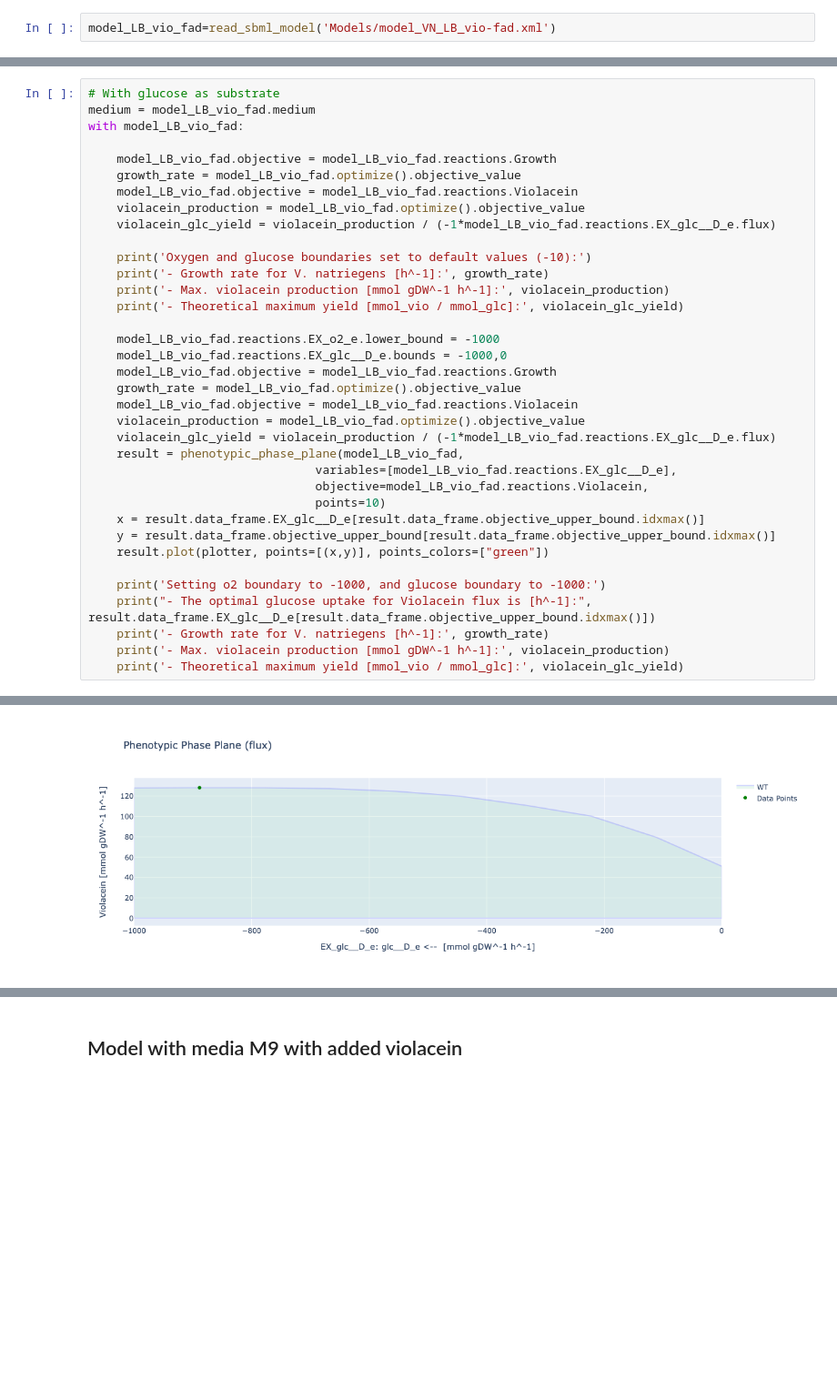
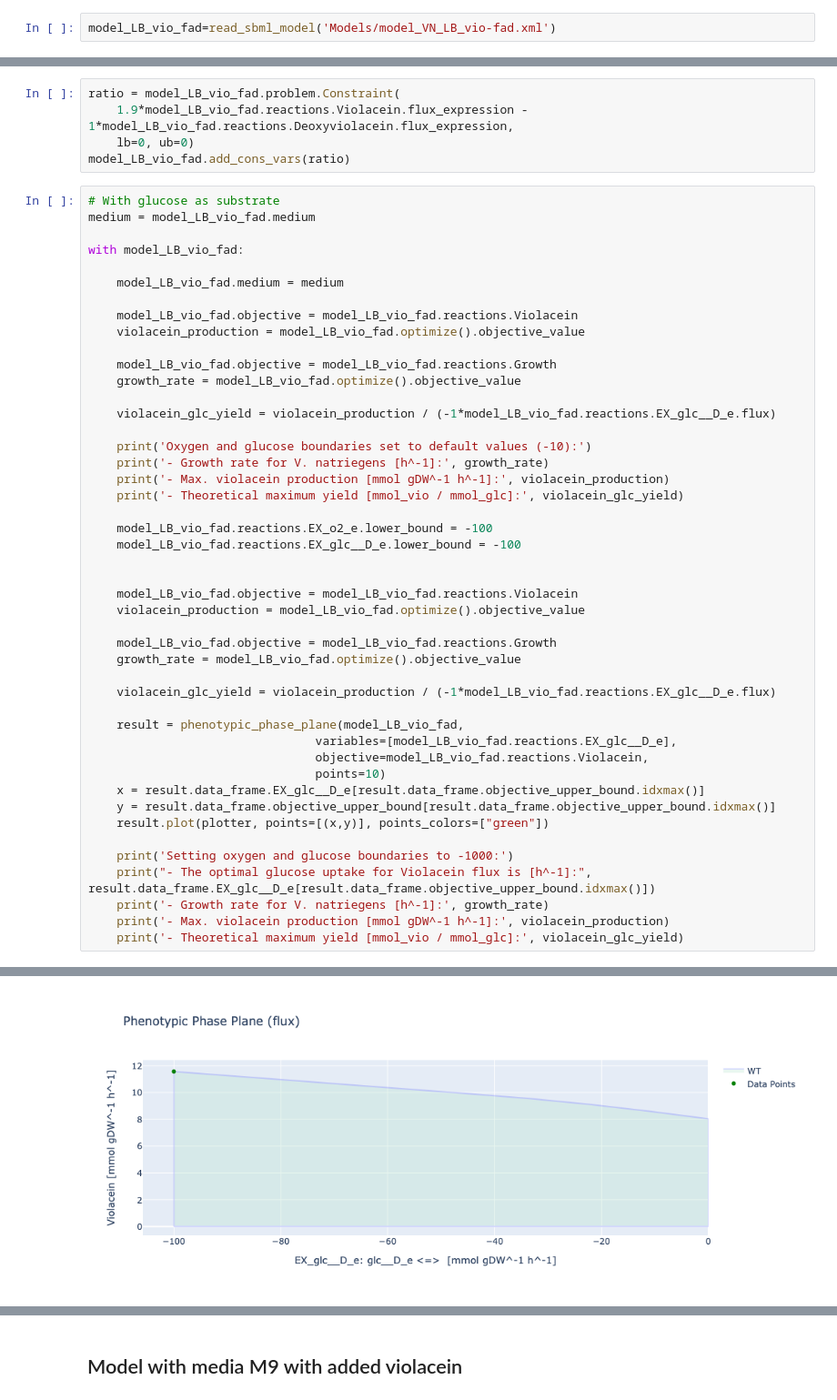
Before and after one commit to 27410/group-assignment-2021-group_1_vibrio_natriegens_2021, a Jupyter notebook: Substrates_study.ipynb, the cells around one changed output, grey strips where cells are left out. Shown at 91% size. Saved outputs shown, nothing was run; the diff lists cells and outputs as text; blank space fills up the shorter version.

Commit message:
changing susbstrates graphs

```diff
--- a/Substrates_study.ipynb
+++ b/Substrates_study.ipynb
@@ -16,12 +12,22 @@ print(model_LB_vio_fad.optimize().fluxes['Violacein'])
+# %%
+ratio = model_LB_vio_fad.problem.Constraint(
+    1.9*model_LB_vio_fad.reactions.Violacein.flux_expression - 1*model_LB_vio_fad.reactions.Deoxyviolacein.flux_expression,
+    lb=0, ub=0)
+model_LB_vio_fad.add_cons_vars(ratio)
 # %%
 # With glucose as substrate
 medium = model_LB_vio_fad.medium
+
 with model_LB_vio_fad:
+
+    model_LB_vio_fad.medium = medium
+
+    model_LB_vio_fad.objective = model_LB_vio_fad.reactions.Violacein
+    violacein_production = model_LB_vio_fad.optimize().objective_value
 
     model_LB_vio_fad.objective = model_LB_vio_fad.reactions.Growth
     growth_rate = model_LB_vio_fad.optimize().objective_value
-    model_LB_vio_fad.objective = model_LB_vio_fad.reactions.Violacein
-    violacein_production = model_LB_vio_fad.optimize().objective_value
+
     violacein_glc_yield = violacein_production / (-1*model_LB_vio_fad.reactions.EX_glc__D_e.flux)
 
     print('Oxygen and glucose boundaries set to default values (-10):')
@@ -29,13 +35,18 @@ with model_LB_vio_fad:
     print('- Max. violacein production [mmol gDW^-1 h^-1]:', violacein_production)
     print('- Theoretical maximum yield [mmol_vio / mmol_glc]:', violacein_glc_yield)
 
-    model_LB_vio_fad.reactions.EX_o2_e.lower_bound = -1000
-    model_LB_vio_fad.reactions.EX_glc__D_e.bounds = -1000,0
+    model_LB_vio_fad.reactions.EX_o2_e.lower_bound = -100
+    model_LB_vio_fad.reactions.EX_glc__D_e.lower_bound = -100
+
+
+    model_LB_vio_fad.objective = model_LB_vio_fad.reactions.Violacein
+    violacein_production = model_LB_vio_fad.optimize().objective_value
+
     model_LB_vio_fad.objective = model_LB_vio_fad.reactions.Growth
     growth_rate = model_LB_vio_fad.optimize().objective_value
-    model_LB_vio_fad.objective = model_LB_vio_fad.reactions.Violacein
-    violacein_production = model_LB_vio_fad.optimize().objective_value
+
     violacein_glc_yield = violacein_production / (-1*model_LB_vio_fad.reactions.EX_glc__D_e.flux)
+
     result = phenotypic_phase_plane(model_LB_vio_fad,
                                 variables=[model_LB_vio_fad.reactions.EX_glc__D_e],
                                 objective=model_LB_vio_fad.reactions.Violacein,
@@ -44,7 +55,7 @@ with model_LB_vio_fad:
     y = result.data_frame.objective_upper_bound[result.data_frame.objective_upper_bound.idxmax()]
     result.plot(plotter, points=[(x,y)], points_colors=["green"])
 
-    print('Setting o2 boundary to -1000, and glucose boundary to -1000:')
+    print('Setting oxygen and glucose boundaries to -1000:')
     print("- The optimal glucose uptake for Violacein flux is [h^-1]:", result.data_frame.EX_glc__D_e[result.data_frame.objective_upper_bound.idxmax()])
     print('- Growth rate for V. natriegens [h^-1]:', growth_rate)
     print('- Max. violacein production [mmol gDW^-1 h^-1]:', violacein_production)
@@ -57 +68 @@ Oxygen and glucose boundaries set to default values (-10):
-[figure, old version]
+[figure, new version]
```
Also changed, not shown: parts of 7 cells of this notebook, 1 other file.
